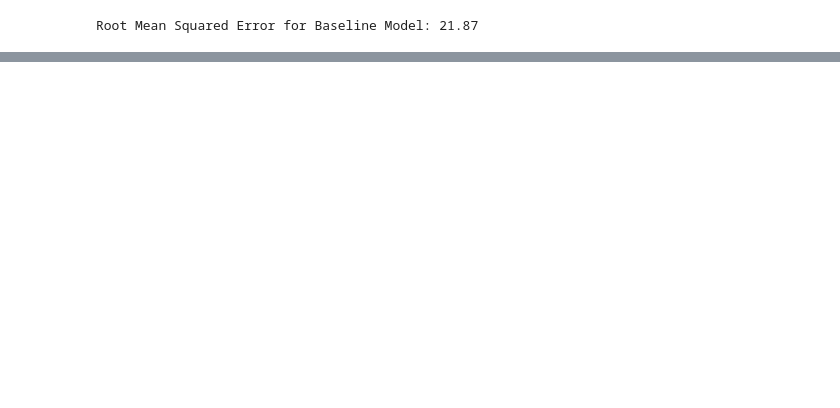
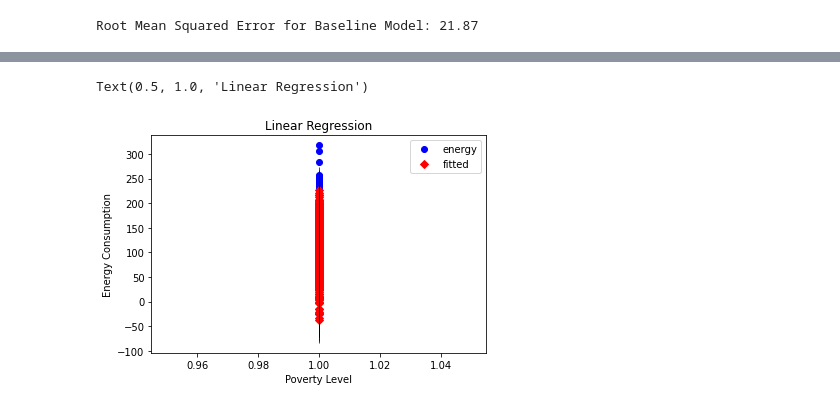
Before and after one commit to basillatif/esb_idling, a Jupyter notebook: L_R_train_test.ipynb, the cells around one changed output, grey strips where cells are left out. Cells and saved outputs as stored; diff of their text form; code cells hidden in the pictures; blank space fills up the shorter version.

```diff
--- a/L_R_train_test.ipynb
+++ b/L_R_train_test.ipynb
@@ -95,0 +105,9 @@ fig.show()
+# %%
+fig, ax = plt.subplots()
+fig = sm.graphics.plot_fit(model, 0, ax=ax)
+ax.set_ylabel("Energy Consumption")
+ax.set_xlabel("Poverty Level")
+ax.set_title("Linear Regression")
+# %% [output]
+Text(0.5, 1.0, 'Linear Regression')
+[figure, added]
```
Also changed, not shown: parts of 5 cells of this notebook.
